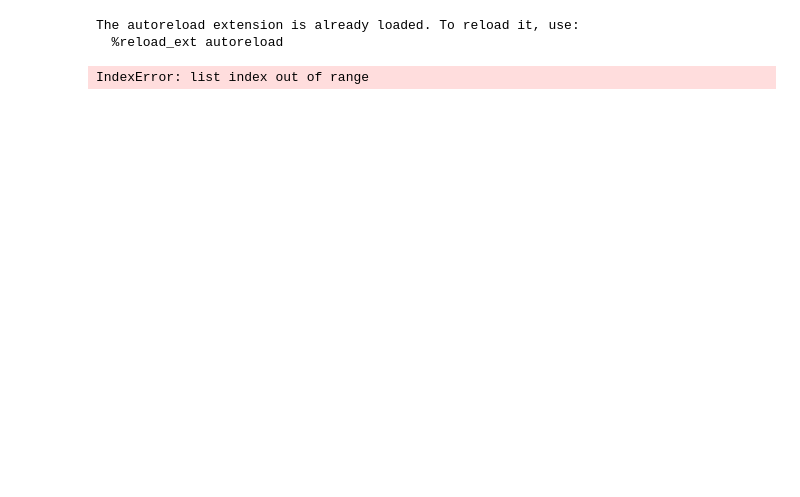
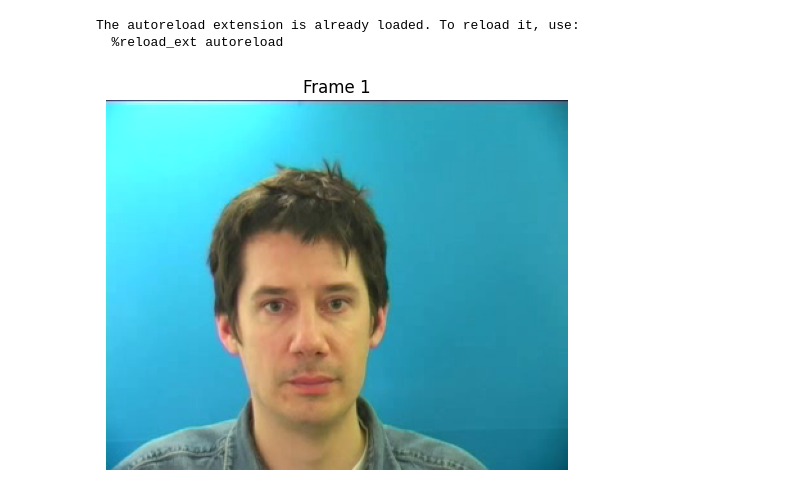
Before and after one commit to voR789/Lip-Reading, a Jupyter notebook: notebooks/simplified_notebook.ipynb, the cells around one changed output. Saved outputs shown, nothing was run; the diff lists cells and outputs as text; code cells hidden in the pictures; blank space fills up the shorter version.

Commit message:
visualize

```diff
--- a/notebooks/simplified_notebook.ipynb
+++ b/notebooks/simplified_notebook.ipynb
@@ -214,15 +210,56 @@ def get_frame_measurement(video_path, frame_number, data_table , average_resting
 # %%
 # Make 2D array of measurements
 # Each row is a frame, each column is a measurement
-video_path = r"C:\Users\User\OneDrive\Documents\Projects\Lip-Reading\GRID\s1\s1\bbaf2n.mpg"
+video_path = r"C:\Projects\Lip_Reading\GRID\s1\bbaf2n.mpg"
+
 cap = cv2.VideoCapture(video_path)
 total_frames = int(cap.get(cv2.CAP_PROP_FRAME_COUNT))
-data_table = [[]]
+
+data_table = []
+columns = [
+    'Frame',
+    'upper_vermillion_height',
+    'lower_verillion_height',
+    'vert_distance',
+    'hori_distance',
+    'aspect_ratio',
+    'lower_jaw_distance',
+    'inner_mouth_area',
+    'outer_mouth_area',
+    'norm_uvh',
+    'norm_lvh',
+    'norm_vd',
+    'norm_hd',
+    'norm_ar',
+    'norm_jd',
+    'norm_ima',
+    'norm_oma',
+    'norm_vlc',
+    'norm_cd',
+    'vert_lip_compression',
+    'norm_vlc',
+    'corner_displacement',
+    'norm_cd',
+    'lip_corner_velocity',
+    'top_inner_lip_velocity',
+    'bottom_inner_lip'
+]
 average_resting_vals = get_average_resting(video_path)
+
 for i in range(total_frames):
-    frame_data = get_frame_measurement(video_path,i,data_table, average_resting_vals)
-    print(f"Frame {i}: {frame_data}")
-    print(f"measurements_2D_arr: {measurements_2D_arr}")
-    measurements_2D_arr[i].append(frame_data)
+    frame_data = get_frame_measurement(video_path, i, data_table, average_resting_vals)
+    data_table += [frame_data]
+df = pd.DataFrame(data_table, columns=columns)
+df.to_csv("test.csv")
-# %% [output]
-IndexError: list index out of range
+# %%
+# Inspect Frame for validation of notebook
+x = 1
+rgb_frame = load_video(video_path)[x]
+image_shape = rgb_frame.shape
+
+plt.imshow(rgb_frame)
+plt.title(f"Frame {x}")
+plt.axis(False)
+plt.show()
+# %% [output]
+[figure, added]
```
Also changed, not shown: parts of 5 cells of this notebook.
